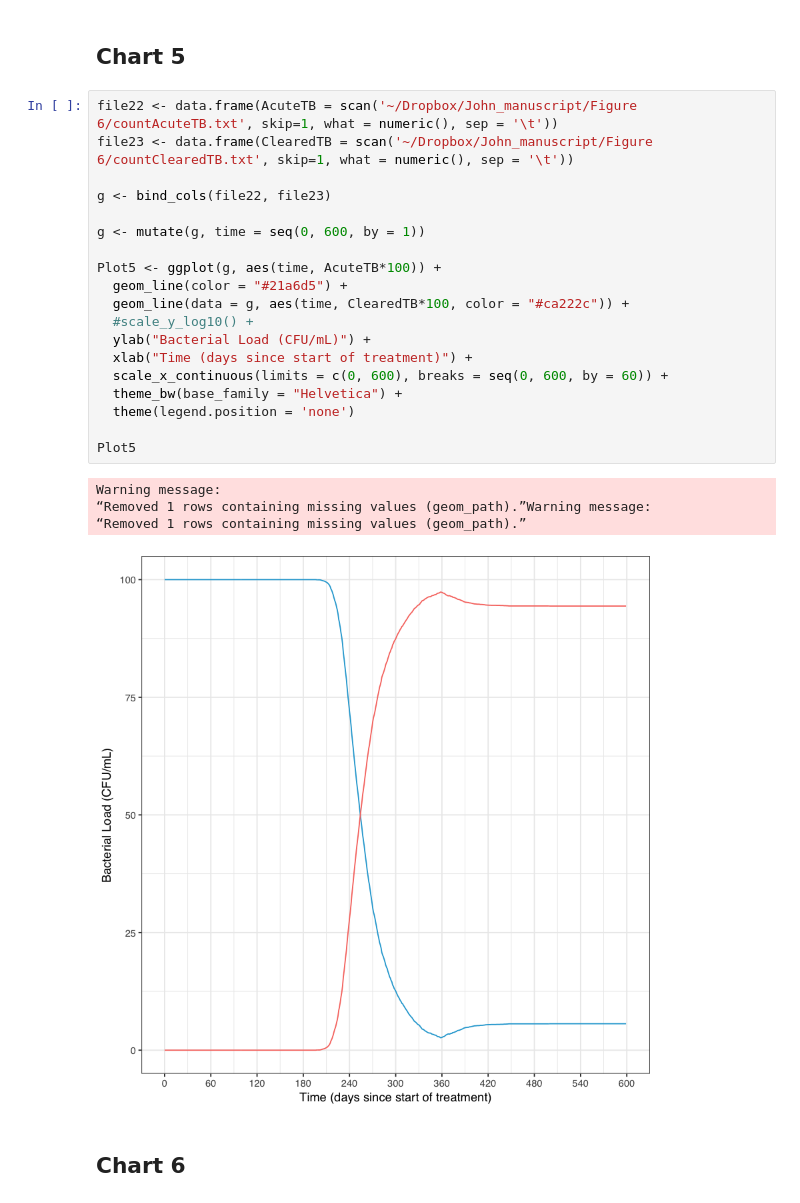
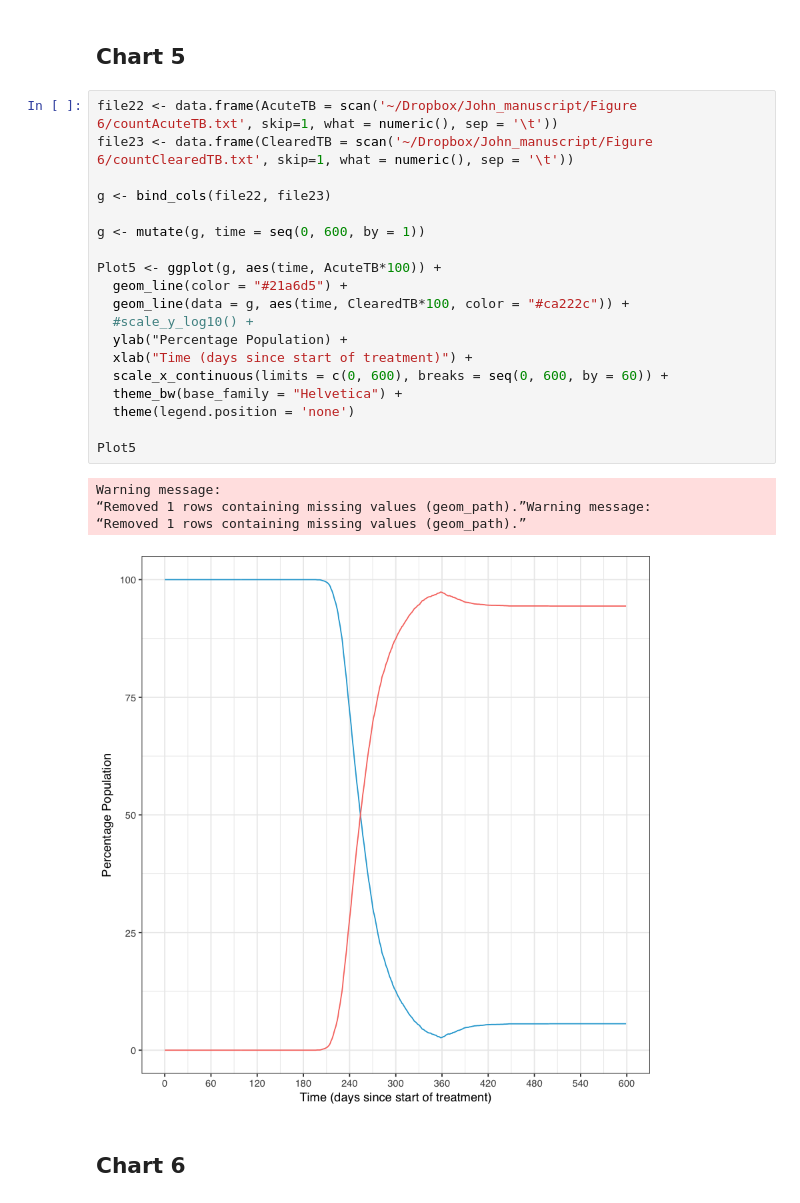
Before and after one commit to byillustrativemeans/UCSFprojects, a Jupyter notebook: systemsModel/Charts for Mathematical Modeling to Explore Shorter Multi-Drug Therapy Options for Active Pulmonary Tuberculosis.ipynb, the cells around one changed output. Cells and saved outputs as stored; diff of their text form.

Commit message:
Fixed y-axis for population graphs

```diff
--- a/systemsModel/Charts for Mathematical Modeling to Explore Shorter Multi-Drug Therapy Options for Active Pulmonary Tuberculosis.ipynb
+++ b/systemsModel/Charts for Mathematical Modeling to Explore Shorter Multi-Drug Therapy Options for Active Pulmonary Tuberculosis.ipynb
@@ -258,27 +272,27 @@ Warning message:
 # %%
 file22 <- data.frame(AcuteTB = scan('~/Dropbox/John_manuscript/Figure 6/countAcuteTB.txt', skip=1, what = numeric(), sep = '\t'))
 file23 <- data.frame(ClearedTB = scan('~/Dropbox/John_manuscript/Figure 6/countClearedTB.txt', skip=1, what = numeric(), sep = '\t'))
 
 g <- bind_cols(file22, file23)
 
 g <- mutate(g, time = seq(0, 600, by = 1))
 
 Plot5 <- ggplot(g, aes(time, AcuteTB*100)) +
   geom_line(color = "#21a6d5") +
   geom_line(data = g, aes(time, ClearedTB*100, color = "#ca222c")) +
   #scale_y_log10() +
-  ylab("Bacterial Load (CFU/mL)") +
+  ylab("Percentage Population) +
   xlab("Time (days since start of treatment)") +
   scale_x_continuous(limits = c(0, 600), breaks = seq(0, 600, by = 60)) +
   theme_bw(base_family = "Helvetica") +
   theme(legend.position = 'none')
 
 Plot5
 # %% [output]
 Warning message:
 “Removed 1 rows containing missing values (geom_path).”Warning message:
 “Removed 1 rows containing missing values (geom_path).”
-[figure, old version]
+[figure, new version]
 # %% [markdown]
 ## Chart 6
 # %%
```
Also changed, not shown: parts of 3 cells of this notebook.
